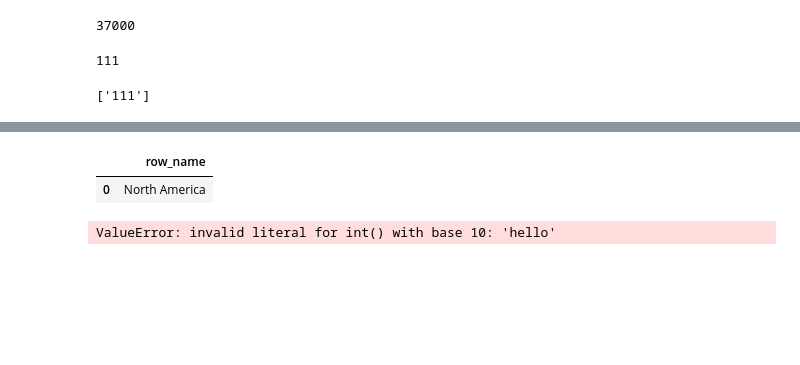
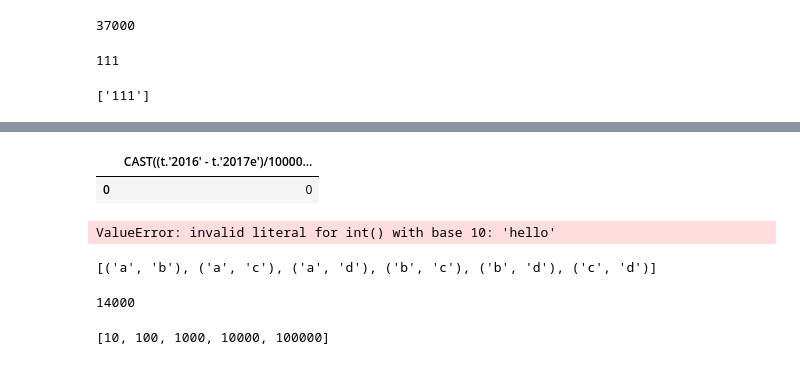
Before and after one commit to geokaragiannis/statchecker, a Jupyter notebook: src/demo_query_generation.ipynb, the cells around one changed output, grey strips where cells are left out. Drawn from its saved outputs; the diff is of its cells as text; code cells hidden in the pictures; blank space fills up the shorter version.

```diff
--- a/src/demo_query_generation.ipynb
+++ b/src/demo_query_generation.ipynb
@@ -257,8 +290,8 @@ World <class 'str'>
 # %%
-ps.sqldf("SELECT t.'row_name' from table1_df as t WHERE t.'row_name' == 'North America'", locals())
+ps.sqldf("SELECT CAST((t.'2016' - t.'2017e')/10000 AS DECIMAL(53,8)) from table2_df as t WHERE t.'row_name' == 'CO2 emissions (Mt)'", locals())
 # %% [output]
-|  | row_name |
-| 0 | North America |
+|  | CAST((t.'2016' - t.'2017e')/10000... |
+| 0 | 0 |
 # %%
 int("hello")
 # %% [output]
@@ -265,0 +308,8 @@ ValueError: invalid literal for int() with base 10: 'hello'
+# %%
+t
+# %% [output]
+[('a', 'b'), ('a', 'c'), ('a', 'd'), ('b', 'c'), ('b', 'd'), ('c', 'd')]
+# %%
+int_round(14446, 1000)
+# %% [output]
+14000
@@ -265,0 +320,4 @@ ValueError: invalid literal for int() with base 10: 'hello'
+# %%
+[10*(10**i) for i in np.arange(num_digits-2)]
+# %% [output]
+[10, 100, 1000, 10000, 100000]
```
Also changed, not shown: parts of 22 cells of this notebook, 1 other file.
